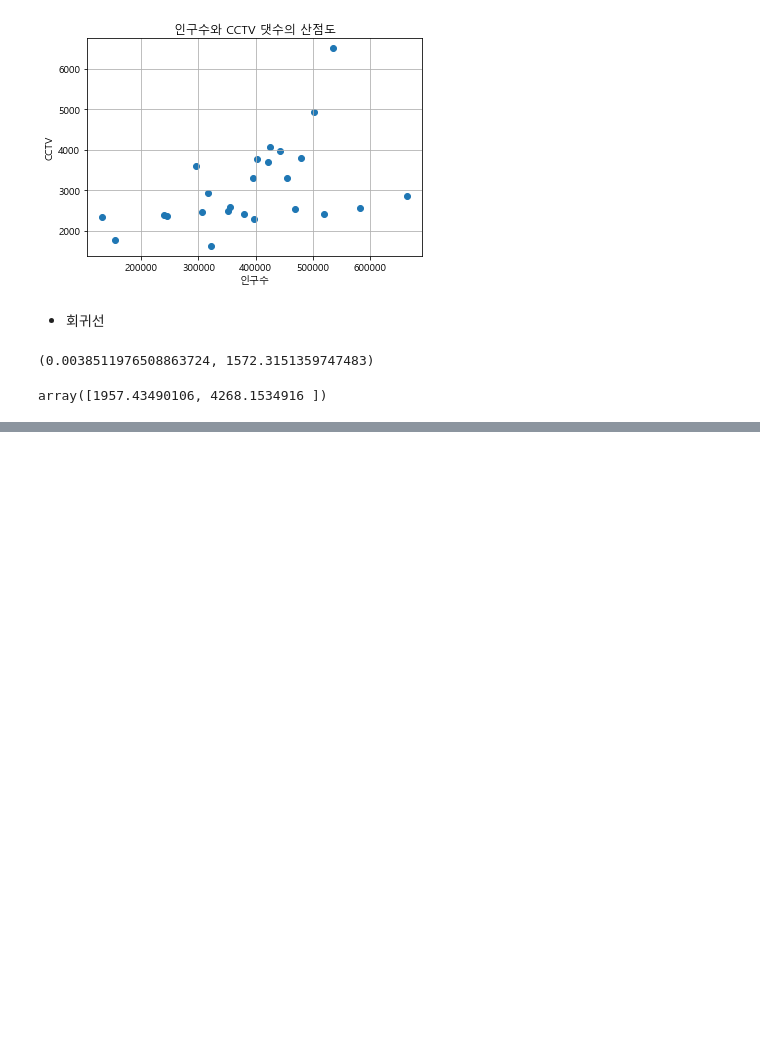
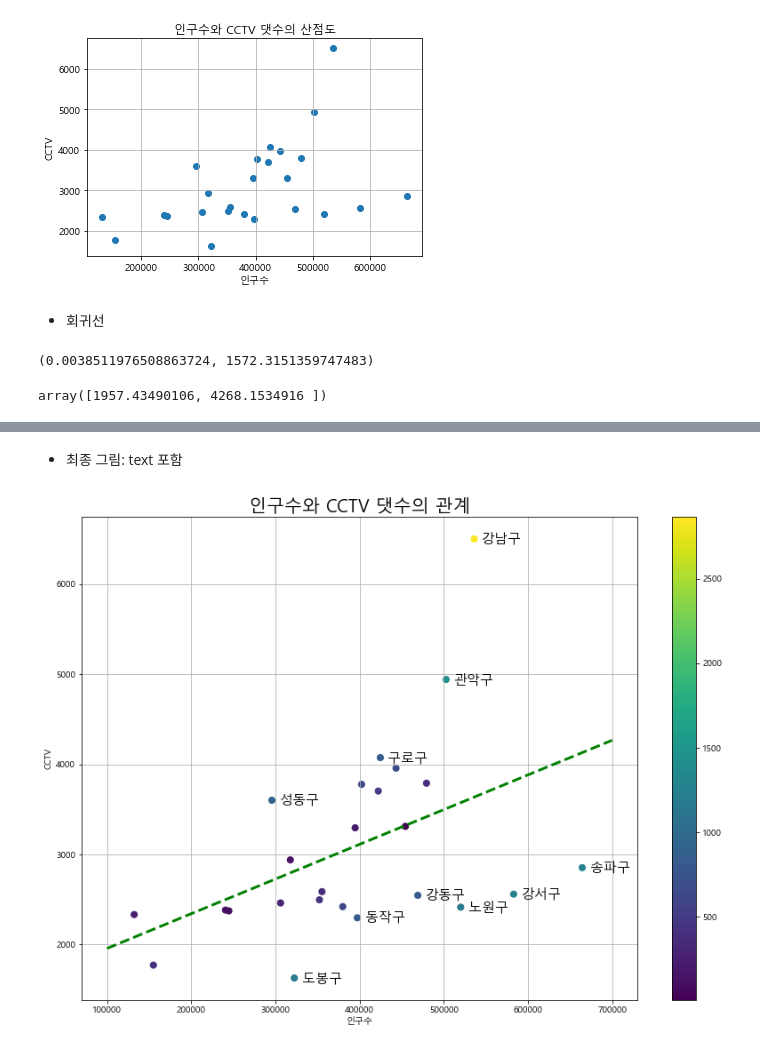
Before and after one commit to youngai1112/MachineLearning, a Jupyter notebook: 00.데이터분석/09.서울시데이터_분석및시각화.ipynb, the cells around one changed output, grey strips where cells are left out. Saved outputs shown, nothing was run; the diff lists cells and outputs as text; code cells hidden in the pictures; blank space fills up the shorter version.

```diff
--- a/00.데이터분석/09.서울시데이터_분석및시각화.ipynb
+++ b/00.데이터분석/09.서울시데이터_분석및시각화.ipynb
@@ -125,0 +158,19 @@ plt.show()
+# %% [markdown]
+- 최종 그림: text 포함
+# %%
+plt.figure(figsize=(14,10)) # x축 길이 14, y축 길이 10
+plt.scatter(x=df.인구수, y=df.CCTV댓수, c=df.오차, s=50)
+plt.plot(xs, ys, 'g--', lw=3) # 'r-' : 빨간색 실선, 'g--' : 초록색 점선
+for i in range(10):
+    plt.text(df_sort.인구수[i]+9000, df_sort.CCTV댓수[i]-50,   # 순서대로 x축 좌표, y축 정보, 표시하고자 하는 정보, 폰트 사이즈
+    df_sort.index[i], fontsize=15)                                  # ex. df_sort.인구수[i]+9000 : point는 직접 찾아봐야 한다. => 이 값이 없다면 선을 기준으로 분포하는 정도가 적어
+                                                                    #   직관적으로 알아보기 어렵다.
+
+plt.grid()
+plt.title('인구수와 CCTV 댓수의 관계',fontsize=20)
+plt.xlabel('인구수')
+plt.ylabel('CCTV')
+plt.colorbar() # 기준선에서 벗어나는 점의 색깔을 표시해준다.
+plt.savefig('서울시_인구수와_CCTV댓수의_관계.png') # plt.savefig(): plt.show()를 하지 않아도 그래프를 보여주고, 저장도 해준다.
+# %% [output]
+[figure, added]
```
Also changed, not shown: parts of 4 cells of this notebook, 2 other files.
